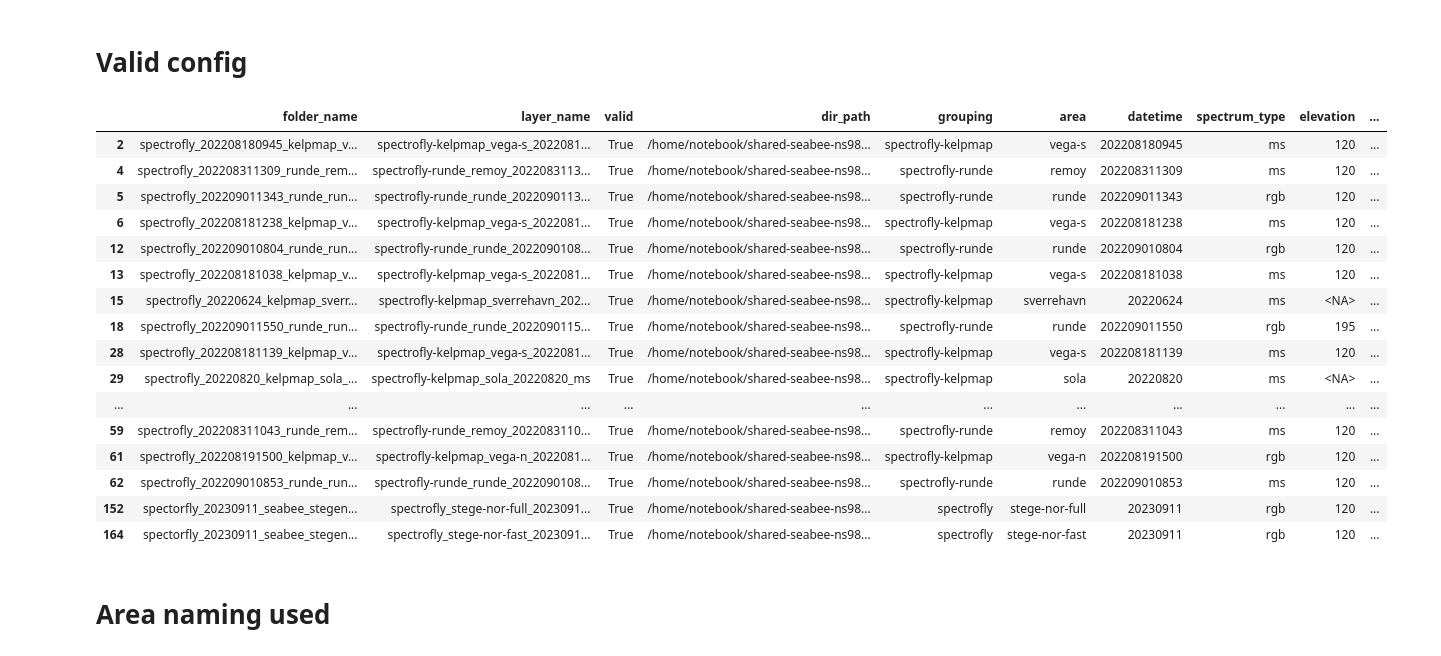
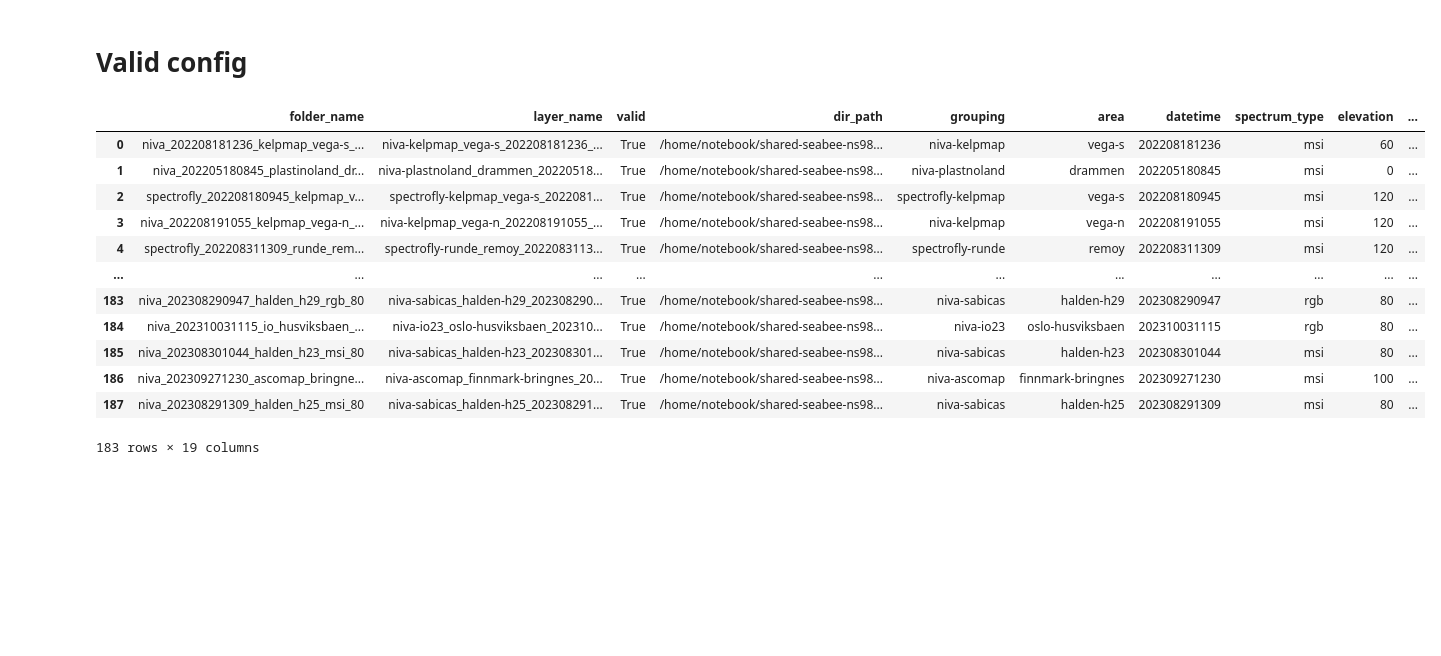
Before and after one commit to SeaBee-no/seabeepy, a Jupyter notebook: notebooks/refactor_config_niva.ipynb, the cells around one changed output. Saved outputs shown, nothing was run; the diff lists cells and outputs as text; code cells hidden in the pictures; blank space fills up the shorter version.

Commit message:
add odm-test missions to refactor

```diff
--- a/notebooks/refactor_config_niva.ipynb
+++ b/notebooks/refactor_config_niva.ipynb
@@ -24,10 +24,10 @@ base_dirs = [
 def get_spectrum_type(spec: str):
     if spec is None:
         return None
-    if spec.lower() in ["rgb", "ms", "hsi"]:
+    if spec.lower() in ["rgb", "msi", "hsi"]:
         return spec.lower()
-    if spec.lower() == "msi":
-        return "ms"
+    if spec.lower() == "ms":
+        return "msi"
 
 
 def template_config() -> dict:
@@ -44,7 +44,7 @@ def template_config() -> dict:
         theme="habitat",
         mosaic=False,
         publish=True,
-        # classify=True,
+        classify=True,
     )
 
 
@@ -96,7 +96,7 @@ def merge_conf(folder_config: dict, existing_config: dict) -> dict:
     new_config = template_config()
     for key, val in folder_config.items():
         new_config[key] = val
-    for key in ["creator_name", "project", "mosaic", "publish", "theme", "area"]:
+    for key in ["creator_name", "project", "mosaic", "publish", "theme", "area", "spectrum_type"]:
         if key in existing_config:
             if key == "creator_name" and "_" in existing_config[key]:
                 new_config[key] = " ".join(existing_config[key].split("_"))
@@ -146,8 +146,15 @@ def apply_rules(config: dict, folder_name=""):
     if config["area"].startswith("runde-"):
         config["area"] = config["area"].split("-", 1)[-1]
 
-    if folder_name and config["area"] == "olberg":
-        config["area"] = niva_name_to_config(folder_name)["area"]
+    if folder_name:
+        if config["area"] == "olberg":
+            config["area"] = niva_name_to_config(folder_name)["area"]
+        if "_msi_" in folder_name:
+             config["spectrum_type"]="msi"
+        elif "_hsi_" in folder_name:
+            config["spectrum_type"]="hsi"
+        elif "_rgb_" in folder_name:
+            config["spectrum_type"]="rgb"
     # Check folder grouping
     if config["project"] in ["seabee"]:
         # try to use naming from folder name for project
@@ -175,6 +182,8 @@ def apply_rules(config: dict, folder_name=""):
         config["area"] = config["area"].lower()
         if config["area"].lower() == "stege-nor" :
             config["area"] = "stege-nor-full"
+    elif folder_name.endswith("_odm"):
+        config["grouping"] = f"{config['organisation'].lower()}-{config['project'].lower()}-odm-test"
     else:
         config["grouping"] = f"{config['organisation'].lower()}-{config['project'].lower()}"
 
@@ -192,6 +201,7 @@ def to_seabee_config(df: pd.DataFrame, tmp_dir):
     keys = template_config().keys()
     mission_dict.update({k: [] for k in keys})
     mission_dict["folder_grouping"] = []
+    mission_dict["old_layer_name"] = []
     for _, data in df.iterrows():
         mission_name = data["folder_name"]
         config = apply_rules(data[list(keys) + ["folder_grouping"]].to_dict(), mission_name)
@@ -200,7 +210,7 @@ def to_seabee_config(df: pd.DataFrame, tmp_dir):
         mission_dict["folder_name"].append(mission_name)
         try:
             sb.ortho.CONFIG_SCHEMA.validate({**clean_config, "nfiles": 1})
-            write_new_config(tmp_dir / "config.seabee.yaml", config)
+            write_new_config(tmp_dir / "config.seabee.yaml", clean_config)
             layer_name = sb.ortho.get_layer_name(tmp_dir)
         except Exception as e:
             print(f"Error in {mission_name}: {e}")
@@ -217,6 +227,7 @@ def to_seabee_config(df: pd.DataFrame, tmp_dir):
         for k, v in config.items():
             mission_dict[k].append(v)
         mission_dict["dir_path"].append(data.dir_path)
+        mission_dict["old_layer_name"].append(data.old_layer_name)
 
 
     return pd.DataFrame(mission_dict).astype(dict(elevation="Int16"))
@@ -234,10 +245,13 @@ tmp_dir.mkdir(exist_ok=True)
 mission_dict = dict(folder_name=[], dir_path=[])
 mission_dict.update({k: [] for k in template_config().keys()})
 mission_dict["folder_grouping"] = []
+mission_dict["old_layer_name"] = []
 for dir_path in dir_list:
     # Update config
     mission_name = os.path.split(dir_path)[-1]
     existing_conf = parse_config(dir_path)
+    write_new_config(tmp_dir / "config.seabee.yaml", existing_conf)
+    mission_dict["old_layer_name"].append(sb.ortho.get_layer_name(tmp_dir))
     folder_conf = niva_name_to_config(mission_name)
     new_conf = merge_conf(folder_conf, existing_conf)
     mission_dict["folder_name"].append(mission_name)
@@ -303,24 +317,18 @@ Or(<function <lambda> at 0x...>, <function <lambda> at 0x...>) did not validate
 # %% [markdown]
 # Valid config
 # %%
-df[df.valid][df.organisation=="spectrofly"]
+df[df.valid]
 # %% [output]
 |  | folder_name | layer_name | valid | dir_path | grouping | area | datetime | spectrum_type | elevation | ... |
-| 2 | spectrofly_202208180945_kelpmap_v... | spectrofly-kelpmap_vega-s_2022081... | True | /home/notebook/shared-seabee-ns98... | spectrofly-kelpmap | vega-s | 202208180945 | ms | 120 | ... |
-| 4 | spectrofly_202208311309_runde_rem... | spectrofly-runde_remoy_2022083113... | True | /home/notebook/shared-seabee-ns98... | spectrofly-runde | remoy | 202208311309 | ms | 120 | ... |
-| 5 | spectrofly_202209011343_runde_run... | spectrofly-runde_runde_2022090113... | True | /home/notebook/shared-seabee-ns98... | spectrofly-runde | runde | 202209011343 | rgb | 120 | ... |
-| 6 | spectrofly_202208181238_kelpmap_v... | spectrofly-kelpmap_vega-s_2022081... | True | /home/notebook/shared-seabee-ns98... | spectrofly-kelpmap | vega-s | 202208181238 | ms | 120 | ... |
-| 12 | spectrofly_202209010804_runde_run... | spectrofly-runde_runde_2022090108... | True | /home/notebook/shared-seabee-ns98... | spectrofly-runde | runde | 202209010804 | rgb | 120 | ... |
-| 13 | spectrofly_202208181038_kelpmap_v... | spectrofly-kelpmap_vega-s_2022081... | True | /home/notebook/shared-seabee-ns98... | spectrofly-kelpmap | vega-s | 202208181038 | ms | 120 | ... |
-| 15 | spectrofly_20220624_kelpmap_sverr... | spectrofly-kelpmap_sverrehavn_202... | True | /home/notebook/shared-seabee-ns98... | spectrofly-kelpmap | sverrehavn | 20220624 | ms | <NA> | ... |
-| 18 | spectrofly_202209011550_runde_run... | spectrofly-runde_runde_2022090115... | True | /home/notebook/shared-seabee-ns98... | spectrofly-runde | runde | 202209011550 | rgb | 195 | ... |
-| 28 | spectrofly_202208181139_kelpmap_v... | spectrofly-kelpmap_vega-s_2022081... | True | /home/notebook/shared-seabee-ns98... | spectrofly-kelpmap | vega-s | 202208181139 | ms | 120 | ... |
-| 29 | spectrofly_20220820_kelpmap_sola_... | spectrofly-kelpmap_sola_20220820_ms | True | /home/notebook/shared-seabee-ns98... | spectrofly-kelpmap | sola | 20220820 | ms | <NA> | ... |
+| 0 | niva_202208181236_kelpmap_vega-s_... | niva-kelpmap_vega-s_202208181236_... | True | /home/notebook/shared-seabee-ns98... | niva-kelpmap | vega-s | 202208181236 | msi | 60 | ... |
+| 1 | niva_202205180845_plastinoland_dr... | niva-plastnoland_drammen_20220518... | True | /home/notebook/shared-seabee-ns98... | niva-plastnoland | drammen | 202205180845 | msi | 0 | ... |
+| 2 | spectrofly_202208180945_kelpmap_v... | spectrofly-kelpmap_vega-s_2022081... | True | /home/notebook/shared-seabee-ns98... | spectrofly-kelpmap | vega-s | 202208180945 | msi | 120 | ... |
+| 3 | niva_202208191055_kelpmap_vega-n_... | niva-kelpmap_vega-n_202208191055_... | True | /home/notebook/shared-seabee-ns98... | niva-kelpmap | vega-n | 202208191055 | msi | 120 | ... |
+| 4 | spectrofly_202208311309_runde_rem... | spectrofly-runde_remoy_2022083113... | True | /home/notebook/shared-seabee-ns98... | spectrofly-runde | remoy | 202208311309 | msi | 120 | ... |
 | ... | ... | ... | ... | ... | ... | ... | ... | ... | ... | ... |
-| 59 | spectrofly_202208311043_runde_rem... | spectrofly-runde_remoy_2022083110... | True | /home/notebook/shared-seabee-ns98... | spectrofly-runde | remoy | 202208311043 | ms | 120 | ... |
-| 61 | spectrofly_202208191500_kelpmap_v... | spectrofly-kelpmap_vega-n_2022081... | True | /home/notebook/shared-seabee-ns98... | spectrofly-kelpmap | vega-n | 202208191500 | rgb | 120 | ... |
-| 62 | spectrofly_202209010853_runde_run... | spectrofly-runde_runde_2022090108... | True | /home/notebook/shared-seabee-ns98... | spectrofly-runde | runde | 202209010853 | ms | 120 | ... |
-| 152 | spectorfly_20230911_seabee_stegen... | spectrofly_stege-nor-full_2023091... | True | /home/notebook/shared-seabee-ns98... | spectrofly | stege-nor-full | 20230911 | rgb | 120 | ... |
-| 164 | spectorfly_20230911_seabee_stegen... | spectrofly_stege-nor-fast_2023091... | True | /home/notebook/shared-seabee-ns98... | spectrofly | stege-nor-fast | 20230911 | rgb | 120 | ... |
+| 183 | niva_202308290947_halden_h29_rgb_80 | niva-sabicas_halden-h29_202308290... | True | /home/notebook/shared-seabee-ns98... | niva-sabicas | halden-h29 | 202308290947 | rgb | 80 | ... |
+| 184 | niva_202310031115_io_husviksbaen_... | niva-io23_oslo-husviksbaen_202310... | True | /home/notebook/shared-seabee-ns98... | niva-io23 | oslo-husviksbaen | 202310031115 | rgb | 80 | ... |
+| 185 | niva_202308301044_halden_h23_msi_80 | niva-sabicas_halden-h23_202308301... | True | /home/notebook/shared-seabee-ns98... | niva-sabicas | halden-h23 | 202308301044 | msi | 80 | ... |
+| 186 | niva_202309271230_ascomap_bringne... | niva-ascomap_finnmark-bringnes_20... | True | /home/notebook/shared-seabee-ns98... | niva-ascomap | finnmark-bringnes | 202309271230 | msi | 100 | ... |
+| 187 | niva_202308291309_halden_h25_msi_80 | niva-sabicas_halden-h25_202308291... | True | /home/notebook/shared-seabee-ns98... | niva-sabicas | halden-h25 | 202308291309 | msi | 80 | ... |
+183 rows × 19 columns
-# %% [markdown]
-# Area naming used
```
Also changed, not shown: parts of 21 cells of this notebook.
